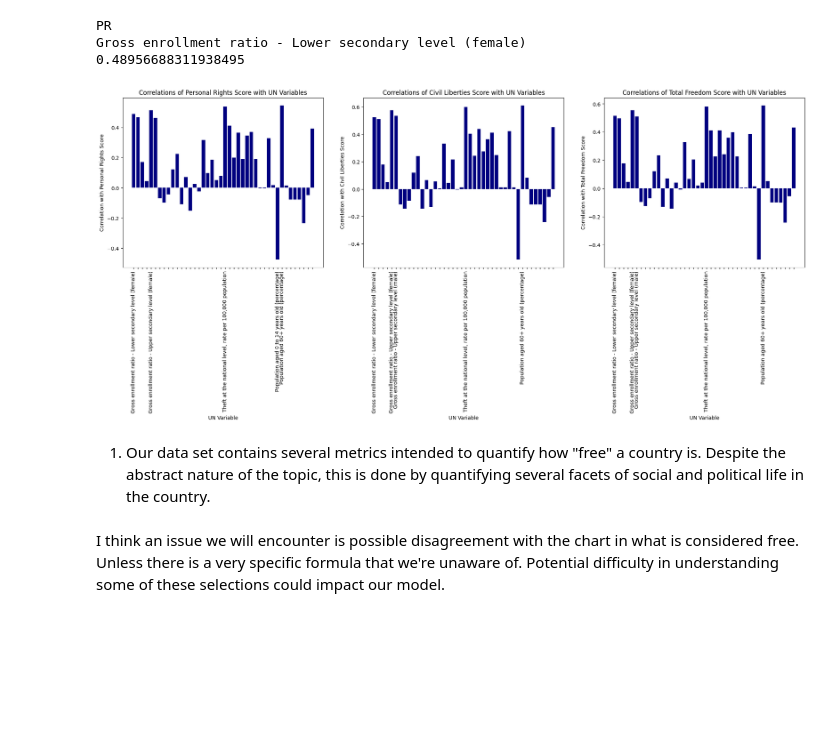
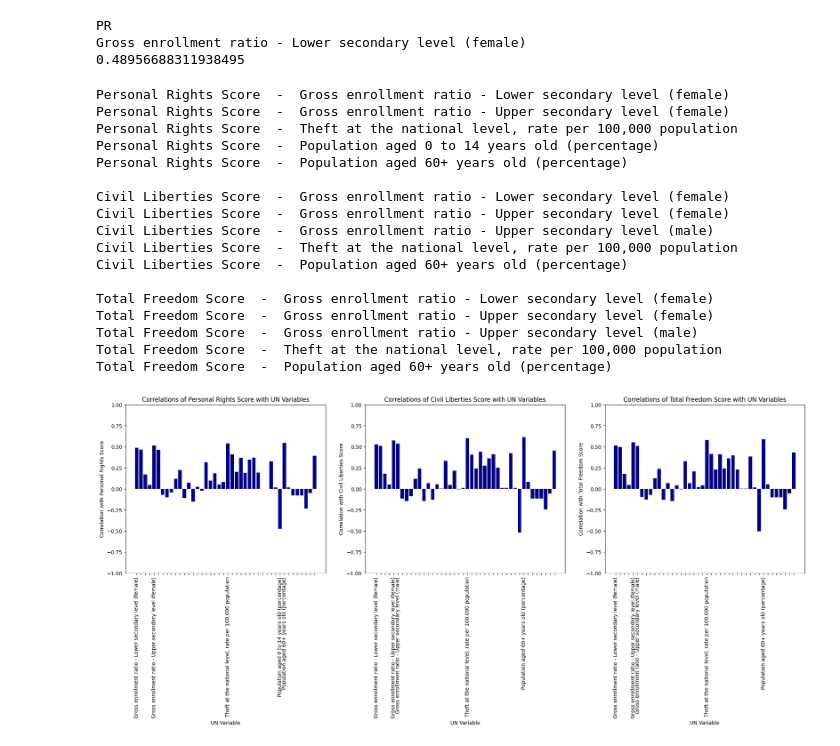
Before and after one commit to AidanMayhue/ml_3021_project, a Jupyter notebook: EDA/EDA.ipynb, the cells around one changed output. Drawn from its saved outputs; the diff is of its cells as text; code cells hidden in the pictures; blank space fills up the shorter version.

```diff
--- a/EDA/EDA.ipynb
+++ b/EDA/EDA.ipynb
@@ -74,28 +74,46 @@ Gross enrollment ratio - Lower secondary level (female)
 # %%
 fig, axs = plt.subplots(1, 3, figsize=(24,6))
 axs = axs.flatten()
 
 for freedom_corr, ax, free_type in zip([pr_corr, cl_corr, total_corr],
                                        axs,
                                        ["Personal Rights Score",
                                         "Civil Liberties Score", "Total Freedom Score"]):
 
     ax.bar(un_cols, freedom_corr, color = 'navy')
     ax.set_xlabel('UN Variable')
     ax.set_ylabel(f'Correlation with {free_type}')
     ax.set_title(f'Correlations of {free_type} with UN Variables')
 
     freedom_corr = np.array(freedom_corr)
     top3_indices = np.argsort(np.abs(freedom_corr))[-5:][::-1]
     top_un_cols = [un_cols[i] for i in top3_indices]
     ax.set_xticks(range(len(un_cols)))
     labels = [col if col in top_un_cols else "" for col in un_cols]
+    for label in labels:
+        if label != "":
+            print(free_type, " - ", label)
     ax.set_xticklabels(labels, rotation = 90)
+    ax.set_ylim(-1, 1)
+    print("")
 
 plt.show()
 # %% [output]
+Personal Rights Score  -  Gross enrollment ratio - Lower secondary level (female)
+Personal Rights Score  -  Gross enrollment ratio - Upper secondary level (female)
+Personal Rights Score  -  Theft at the national level, rate per 100,000 population
+Personal Rights Score  -  Population aged 0 to 14 years old (percentage)
+Personal Rights Score  -  Population aged 60+ years old (percentage)
+
+Civil Liberties Score  -  Gross enrollment ratio - Lower secondary level (female)
+Civil Liberties Score  -  Gross enrollment ratio - Upper secondary level (female)
+Civil Liberties Score  -  Gross enrollment ratio - Upper secondary level (male)
+Civil Liberties Score  -  Theft at the national level, rate per 100,000 population
+Civil Liberties Score  -  Population aged 60+ years old (percentage)
+
+Total Freedom Score  -  Gross enrollment ratio - Lower secondary level (female)
+Total Freedom Score  -  Gross enrollment ratio - Upper secondary level (female)
+Total Freedom Score  -  Gross enrollment ratio - Upper secondary level (male)
+Total Freedom Score  -  Theft at the national level, rate per 100,000 population
+Total Freedom Score  -  Population aged 60+ years old (percentage)
-[figure, old version]
+[figure, new version]
-# %% [markdown]
-1. Our data set contains several metrics intended to quantify how "free" a country is. Despite the abstract nature of the topic, this is done by quantifying several facets of social and political life in the country.
-# %% [markdown]
-I think an issue we will encounter is possible disagreement with the chart in what is considered free. Unless there is a very specific formula that we're unaware of. Potential difficulty in understanding some of these selections could impact our model.
```
Also changed, not shown: parts of 1 cell of this notebook.
